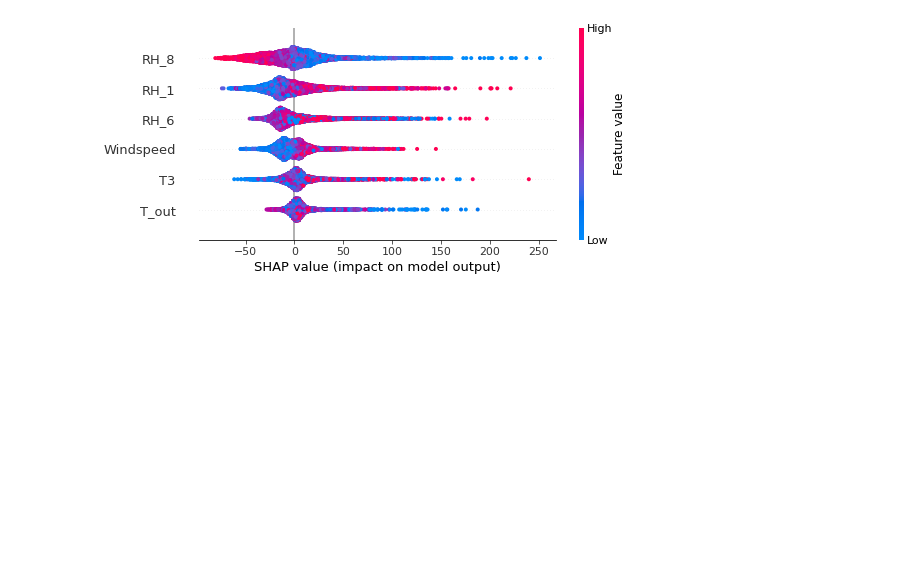
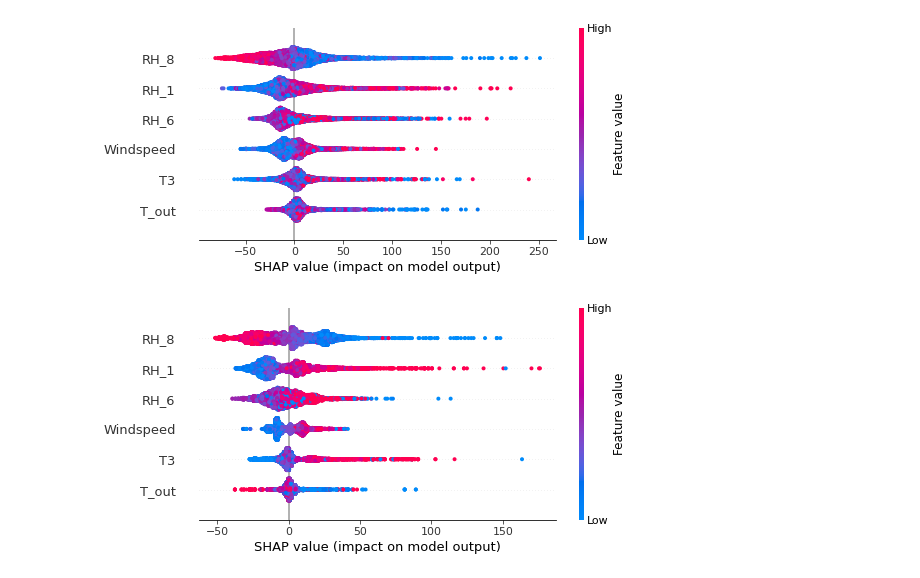
Before and after one commit to Mmbsaksd/Appliance-Energy-Prediction, a Jupyter notebook: Appliance_Energy_Prediction.ipynb, the cells around one changed output. Cells and saved outputs as stored; diff of their text form; code cells hidden in the pictures; blank space fills up the shorter version.

```diff
--- a/Appliance_Energy_Prediction.ipynb
+++ b/Appliance_Energy_Prediction.ipynb
@@ -540,3 +543,9 @@ shap_values_train = explainer_train(xtrain)
 shap.summary_plot(shap_values_train,xtrain,plot_type='dot')
 # %% [output]
 [figure]
+# %%
+explainer_train_xgb = shap.TreeExplainer(xgb_model)
+shap_values_train_xgb = explainer_train_xgb(xtrain)
+shap.summary_plot(shap_values_train_xgb, plot_type = 'dot')
+# %% [output]
+[figure, added]
```
Also changed, not shown: parts of 2 cells of this notebook.
